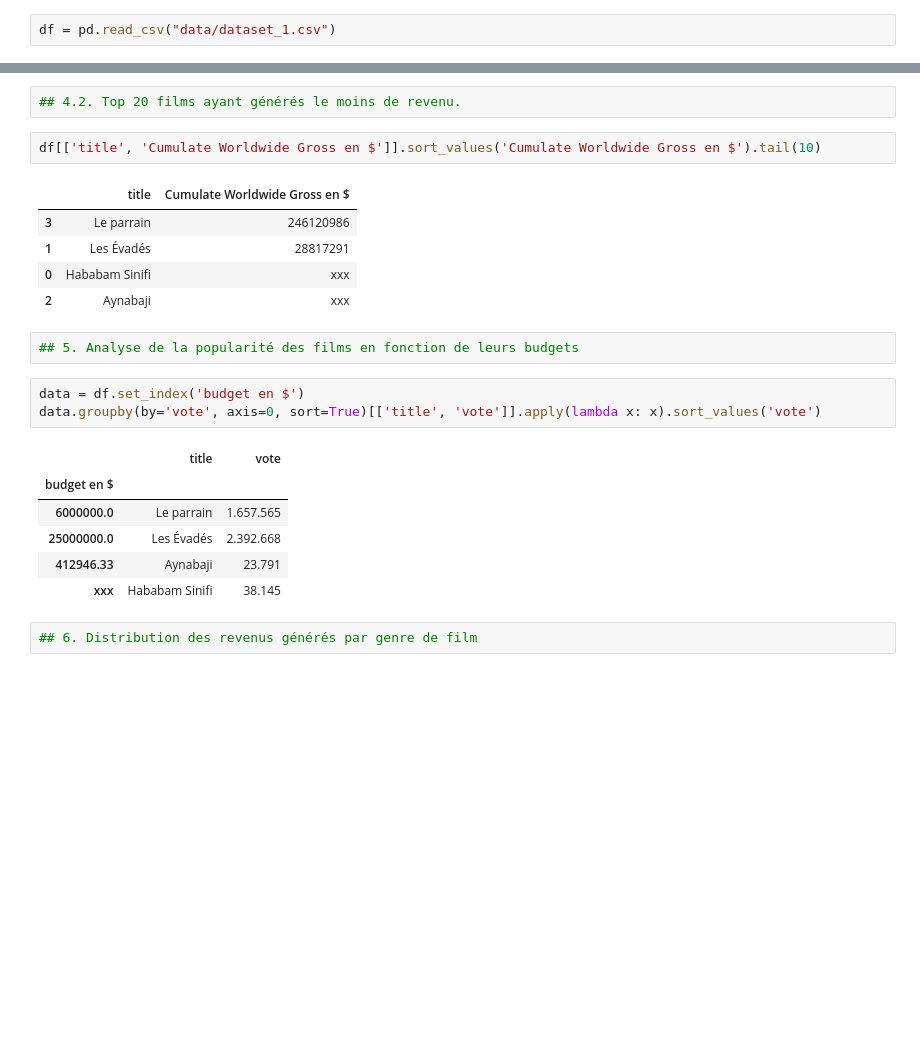
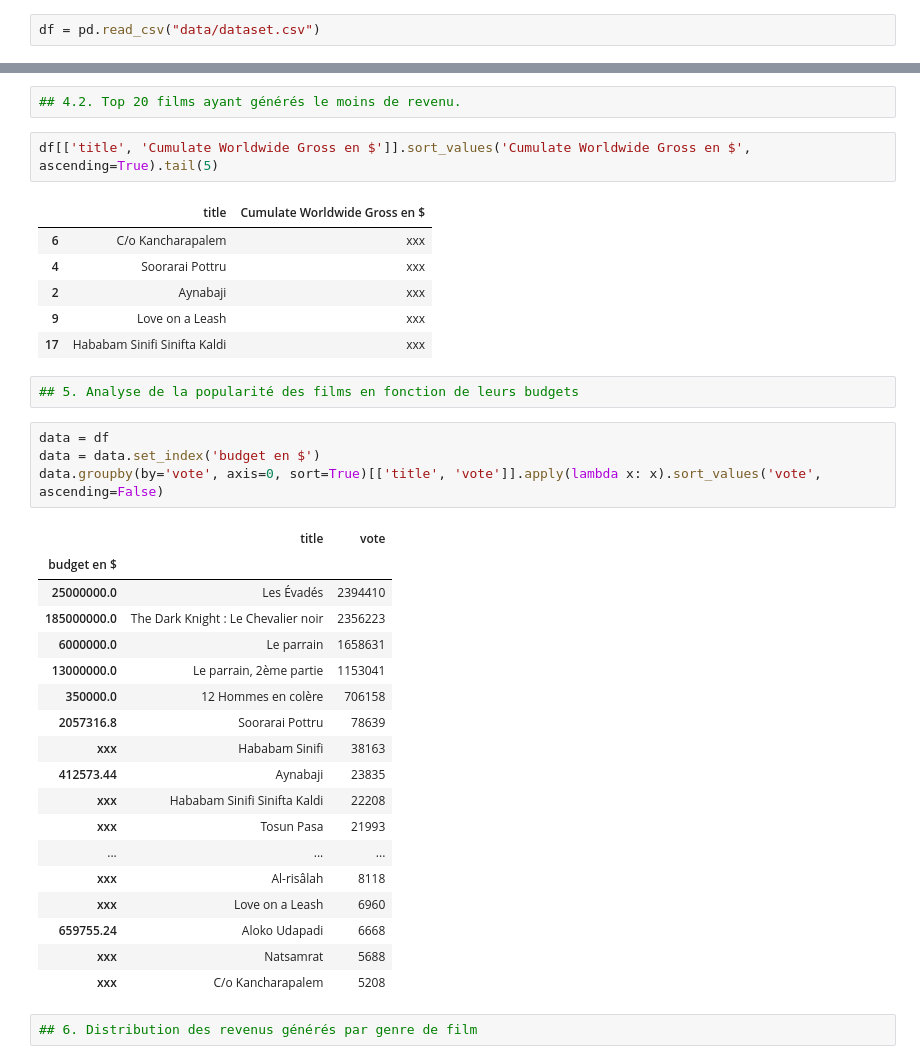
Before and after one commit to amoungui/imb_scraping_project, a Jupyter notebook: index.ipynb, the cells around one changed output, grey strips where cells are left out. Cells and saved outputs as stored; diff of their text form; blank space fills up the shorter version.

```diff
--- a/index.ipynb
+++ b/index.ipynb
@@ -5,3 +14,3 @@ import numpy as np
 import matplotlib.pyplot as plt
 # %%
-df = pd.read_csv("data/dataset_1.csv")
+df = pd.read_csv("data/dataset.csv")
@@ -61,25 +102,39 @@ df[['title', 'Cumulate Worldwide Gross en $']].sort_values('Cumulate Worldwide G
 # %%
 ## 4.2. Top 20 films ayant générés le moins de revenu.
 # %%
-df[['title', 'Cumulate Worldwide Gross en $']].sort_values('Cumulate Worldwide Gross en $').tail(10)
+df[['title', 'Cumulate Worldwide Gross en $']].sort_values('Cumulate Worldwide Gross en $', ascending=True).tail(5)
 # %% [output]
 |  | title | Cumulate Worldwide Gross en $ |
-| 3 | Le parrain | 246120986 |
-| 1 | Les Évadés | 28817291 |
-| 0 | Hababam Sinifi | xxx |
+| 6 | C/o Kancharapalem | xxx |
+| 4 | Soorarai Pottru | xxx |
 | 2 | Aynabaji | xxx |
+| 9 | Love on a Leash | xxx |
+| 17 | Hababam Sinifi Sinifta Kaldi | xxx |
 # %%
 ## 5. Analyse de la popularité des films en fonction de leurs budgets
 # %%
-data = df.set_index('budget en $')
-data.groupby(by='vote', axis=0, sort=True)[['title', 'vote']].apply(lambda x: x).sort_values('vote')
+data = df
+data = data.set_index('budget en $')
+data.groupby(by='vote', axis=0, sort=True)[['title', 'vote']].apply(lambda x: x).sort_values('vote', ascending=False)
 # %% [output]
 |  | title | vote |
 | budget en $ |  |  |
-| 6000000.0 | Le parrain | 1.657.565 |
-| 25000000.0 | Les Évadés | 2.392.668 |
-| 412946.33 | Aynabaji | 23.791 |
-| xxx | Hababam Sinifi | 38.145 |
+| 25000000.0 | Les Évadés | 2394410 |
+| 185000000.0 | The Dark Knight : Le Chevalier noir | 2356223 |
+| 6000000.0 | Le parrain | 1658631 |
+| 13000000.0 | Le parrain, 2ème partie | 1153041 |
+| 350000.0 | 12 Hommes en colère | 706158 |
+| 2057316.8 | Soorarai Pottru | 78639 |
+| xxx | Hababam Sinifi | 38163 |
+| 412573.44 | Aynabaji | 23835 |
+| xxx | Hababam Sinifi Sinifta Kaldi | 22208 |
+| xxx | Tosun Pasa | 21993 |
+| ... | ... | ... |
+| xxx | Al-risâlah | 8118 |
+| xxx | Love on a Leash | 6960 |
+| 659755.24 | Aloko Udapadi | 6668 |
+| xxx | Natsamrat | 5688 |
+| xxx | C/o Kancharapalem | 5208 |
 # %%
 ## 6. Distribution des revenus générés par genre de film
 # %%
```
Also changed, not shown: parts of 23 cells of this notebook, 11 other files.
